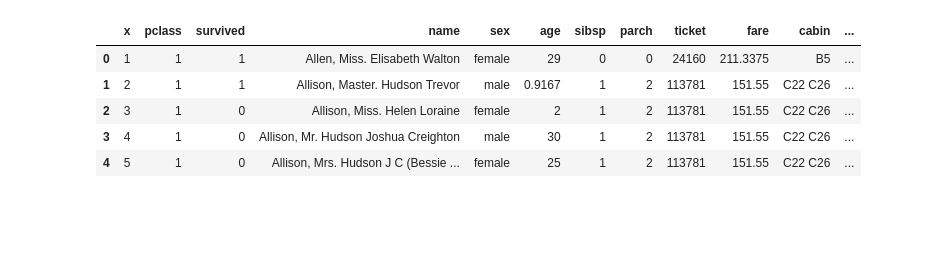
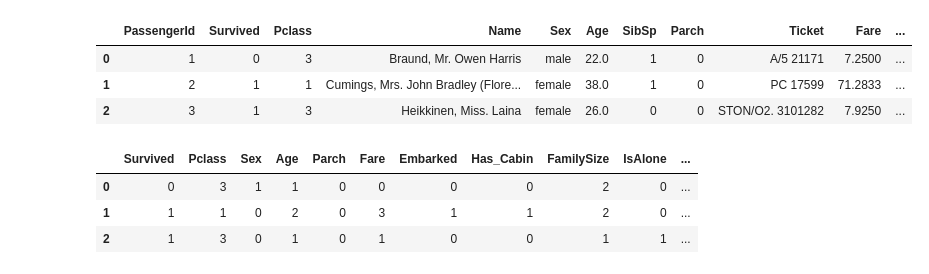
Before and after one commit to gianpaolof/decision_tree_titanic, a Jupyter notebook: First decision tree.ipynb, the cells around one changed output. Cells and saved outputs as stored; diff of their text form; code cells hidden in the pictures; blank space fills up the shorter version.

```diff
--- a/First decision tree.ipynb
+++ b/First decision tree.ipynb
@@ -17,9 +1,31 @@ original_train = df.copy()
-# %%
-df.head()
-# %% [output]
-|  | x | pclass | survived | name | sex | age | sibsp | parch | ticket | fare | cabin | ... |
-| 0 | 1 | 1 | 1 | Allen, Miss. Elisabeth Walton | female | 29 | 0 | 0 | 24160 | 211.3375 | B5 | ... |
-| 1 | 2 | 1 | 1 | Allison, Master. Hudson Trevor | male | 0.9167 | 1 | 2 | 113781 | 151.55 | C22 C26 | ... |
-| 2 | 3 | 1 | 0 | Allison, Miss. Helen Loraine | female | 2 | 1 | 2 | 113781 | 151.55 | C22 C26 | ... |
-| 3 | 4 | 1 | 0 | Allison, Mr. Hudson Joshua Creighton | male | 30 | 1 | 2 | 113781 | 151.55 | C22 C26 | ... |
-| 4 | 5 | 1 | 0 | Allison, Mrs. Hudson J C (Bessie ... | female | 25 | 1 | 2 | 113781 | 151.55 | C22 C26 | ... |
+# %%
+# Imports needed for the script
+import numpy as np
+import pandas as pd
+import re
+import matplotlib.pyplot as plt
+%matplotlib inline
+
+
+from sklearn import tree
+from sklearn.metrics import accuracy_score
+from sklearn.model_selection import KFold
+from sklearn.model_selection import cross_val_score
+from IPython.display import Image as PImage
+from subprocess import check_call
+from PIL import Image, ImageDraw, ImageFont
+import seaborn as sns
+# Loading the data
+train = pd.read_csv('train.csv')
+test = pd.read_csv('test.csv')
+
+# Store our test passenger IDs for easy access
+PassengerId = test['PassengerId']
+
+# Showing overview of the train dataset
+train.head(3)
+# %% [output]
+|  | PassengerId | Survived | Pclass | Name | Sex | Age | SibSp | Parch | Ticket | Fare | ... |
+| 0 | 1 | 0 | 3 | Braund, Mr. Owen Harris | male | 22.0 | 1 | 0 | A/5 21171 | 7.2500 | ... |
+| 1 | 2 | 1 | 1 | Cumings, Mrs. John Bradley (Flore... | female | 38.0 | 1 | 0 | PC 17599 | 71.2833 | ... |
+| 2 | 3 | 1 | 3 | Heikkinen, Miss. Laina | female | 26.0 | 0 | 0 | STON/O2. 3101282 | 7.9250 | ... |
@@ -25,0 +118,9 @@ df.head()
+# %%
+
+
+train.head(3)
+# %% [output]
+|  | Survived | Pclass | Sex | Age | Parch | Fare | Embarked | Has_Cabin | FamilySize | IsAlone | ... |
+| 0 | 0 | 3 | 1 | 1 | 0 | 0 | 0 | 0 | 2 | 0 | ... |
+| 1 | 1 | 1 | 0 | 2 | 0 | 3 | 1 | 1 | 2 | 0 | ... |
+| 2 | 1 | 3 | 0 | 1 | 0 | 1 | 0 | 0 | 1 | 1 | ... |
```
Also changed, not shown: parts of 23 cells of this notebook, 1 other file.
